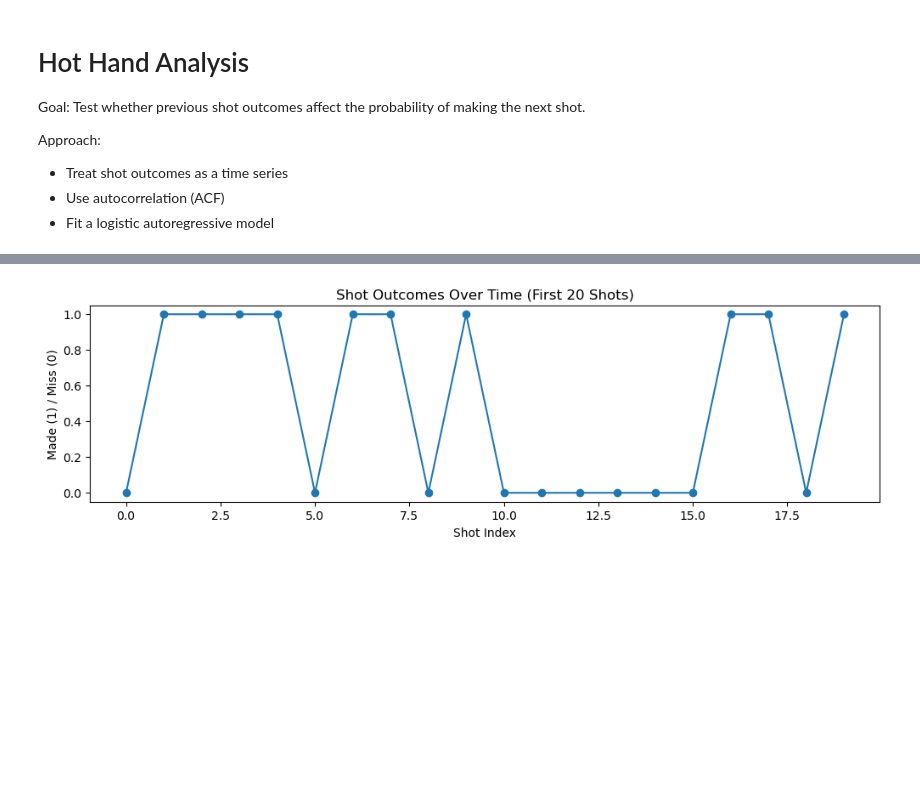
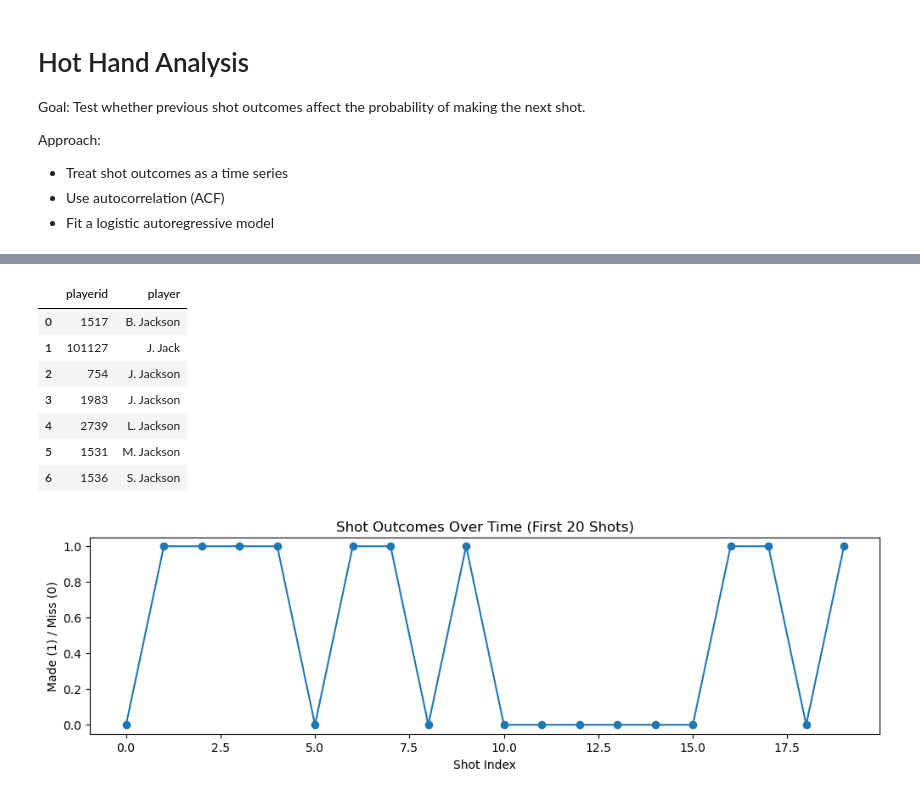
Before and after one commit to lilyhoffman/ds4420, a Jupyter notebook: hot_hands_time_series.ipynb, the cells around one changed output, grey strips where cells are left out. Cells and saved outputs as stored; diff of their text form; code cells hidden in the pictures; blank space fills up the shorter version.

```diff
--- a/hot_hands_time_series.ipynb
+++ b/hot_hands_time_series.ipynb
@@ -90,0 +21,10 @@ df.head()
+# %%
+# Configuration
+SEASON = 2006
+DATA_DIR = "pbp"
+
+PLAYER_NAME = "K. Bryant"
+PLAYER_ID = 977
+
+SHOT_TYPES = ["Made Shot", "Missed Shot"]
+MIN_SHOTS_PER_GAME = 10
@@ -90,0 +87,19 @@ df.head()
+# %%
+df = load_and_prepare_player_data(
+    season=SEASON,
+    data_dir=DATA_DIR,
+    player_name=PLAYER_NAME,
+    player_id=PLAYER_ID,
+    shot_types=SHOT_TYPES,
+    min_shots_per_game=MIN_SHOTS_PER_GAME
+)
+
+made_per_game = df.groupby("gameid")["made"].sum()
+
+print("Season:", SEASON)
+print("Player:", df["player"].iloc[0])
+print("Player ID:", df["playerid"].iloc[0])
+print("Rows:", len(df))
+print("Games:", df["gameid"].nunique())
+print("Most Made Shots in a Game:", int(made_per_game.max()))
+df.head()
@@ -91,3 +119,21 @@ df.head()
+# %%
+def find_players(season, search_text, data_dir="pbp"):
+    data_path = get_data_path(season, data_dir)
+    df = pd.read_csv(data_path, usecols=["playerid", "player"]).drop_duplicates()
+    df["player"] = df["player"].astype(str).str.strip()
+    result = df[df["player"].str.contains(search_text, case=False, na=False)]
+    return result.sort_values("player").reset_index(drop=True)
+
+find_players(SEASON, "jack")
+# %% [output]
+|  | playerid | player |
+| 0 | 1517 | B. Jackson |
+| 1 | 101127 | J. Jack |
+| 2 | 754 | J. Jackson |
+| 3 | 1983 | J. Jackson |
+| 4 | 2739 | L. Jackson |
+| 5 | 1531 | M. Jackson |
+| 6 | 1536 | S. Jackson |
 # %%
 plt.figure(figsize=(12, 3))
 plt.plot(df["made"].values[:20], marker='o', linestyle='-')
```
Also changed, not shown: parts of 8 cells of this notebook.
